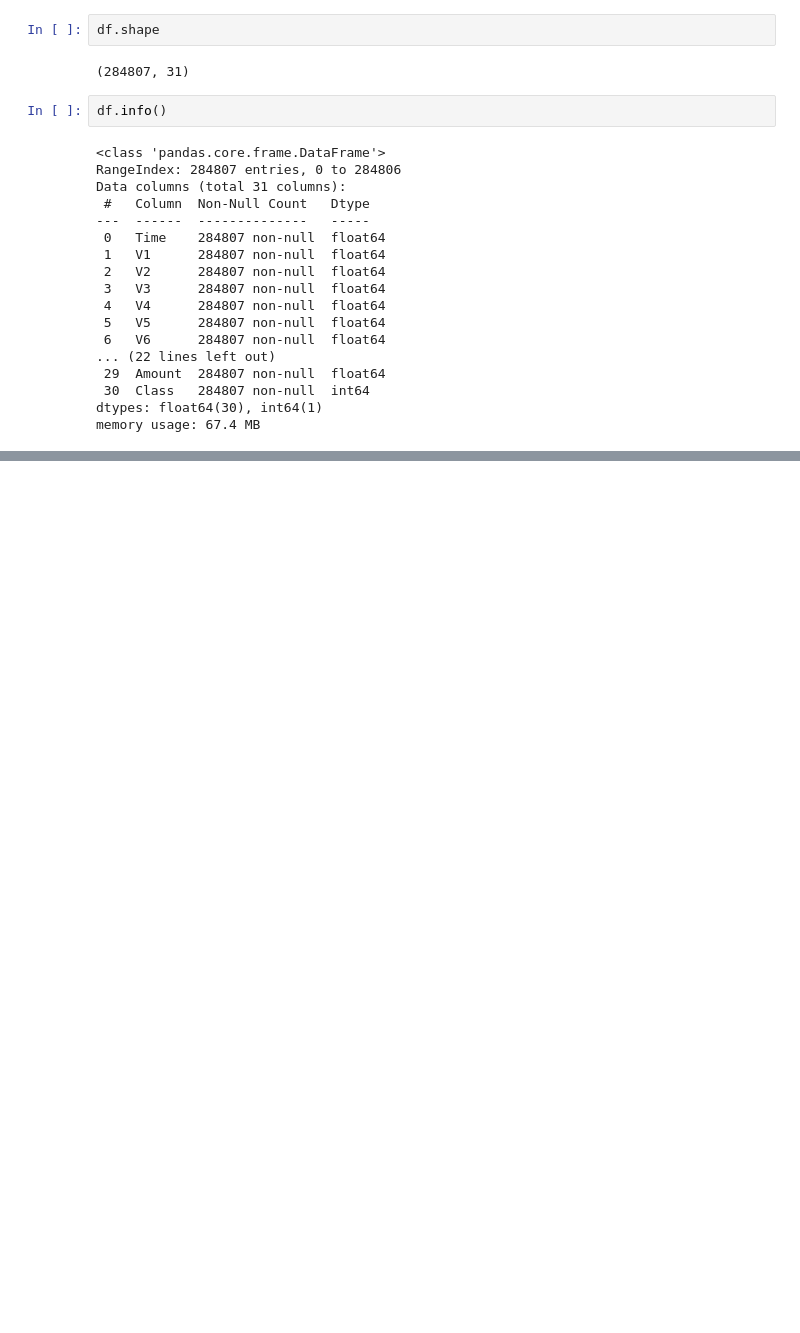
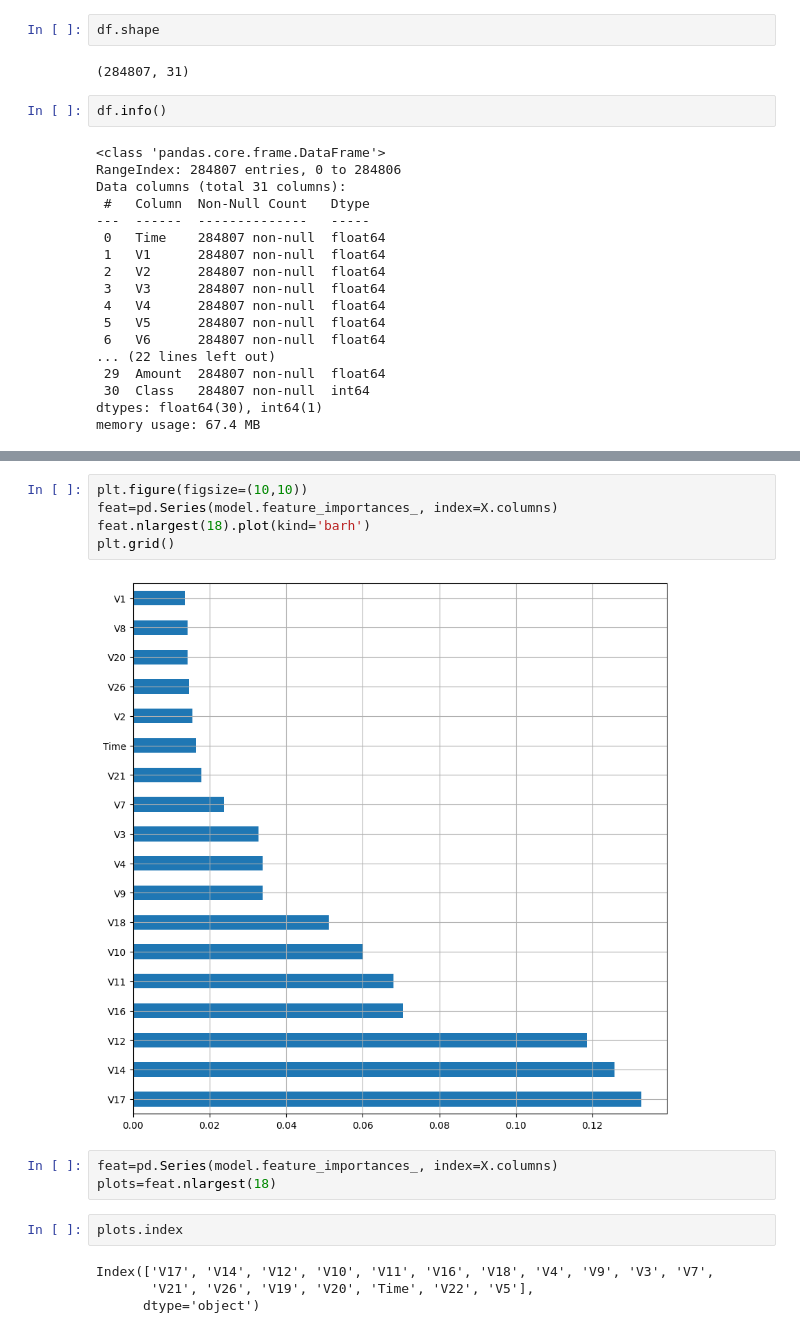
Before and after one commit to sujataprasad01/ML-Credit-Card-Fraud-Detection, a Jupyter notebook: Decision_Tree_Classifier_&_Random_Forest_Classifier_(Credit_Card_Fraud_Detection).ipynb, the cells around one changed output, grey strips where cells are left out. Drawn from its saved outputs; the diff is of its cells as text; blank space fills up the shorter version.

```diff
--- a/Decision_Tree_Classifier_&_Random_Forest_Classifier_(Credit_Card_Fraud_Detection).ipynb
+++ b/Decision_Tree_Classifier_&_Random_Forest_Classifier_(Credit_Card_Fraud_Detection).ipynb
@@ -69,0 +176,16 @@ df.describe()
+# %%
+plt.figure(figsize=(10,10))
+feat=pd.Series(model.feature_importances_, index=X.columns)
+feat.nlargest(18).plot(kind='barh')
+plt.grid()
+# %% [output]
+[figure, added]
+# %%
+feat=pd.Series(model.feature_importances_, index=X.columns)
+plots=feat.nlargest(18)
+# %%
+plots.index
+# %% [output]
+Index(['V17', 'V14', 'V12', 'V10', 'V11', 'V16', 'V18', 'V4', 'V9', 'V3', 'V7',
+       'V21', 'V26', 'V19', 'V20', 'Time', 'V22', 'V5'],
+      dtype='object')
```
Also changed, not shown: parts of 33 cells of this notebook.
